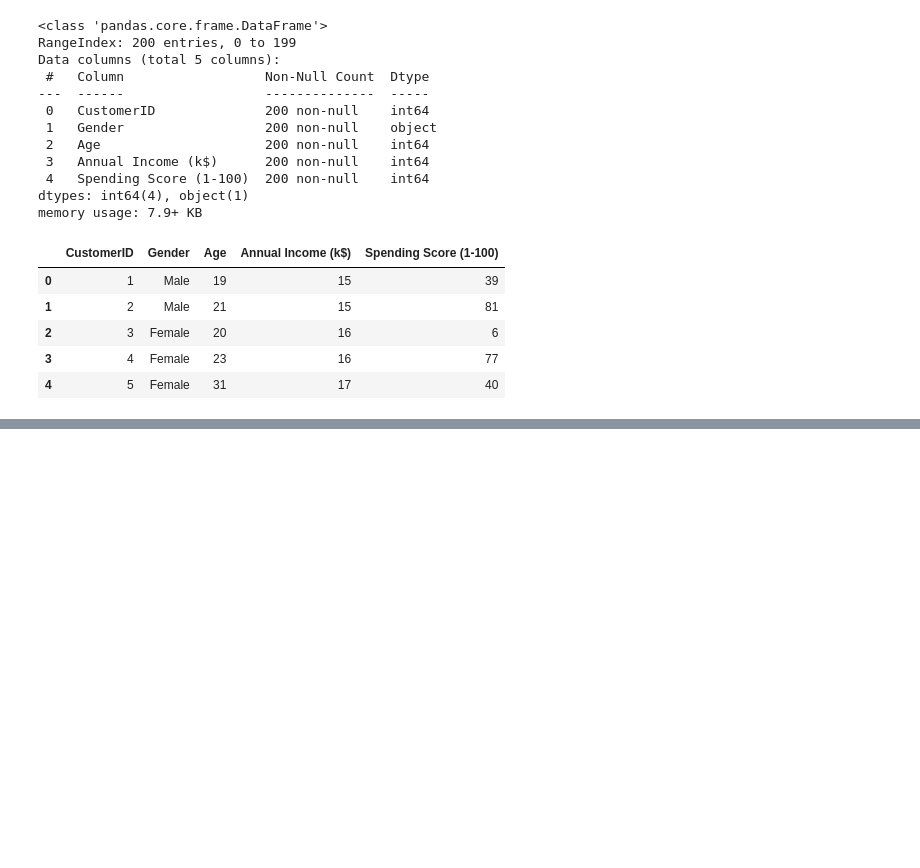
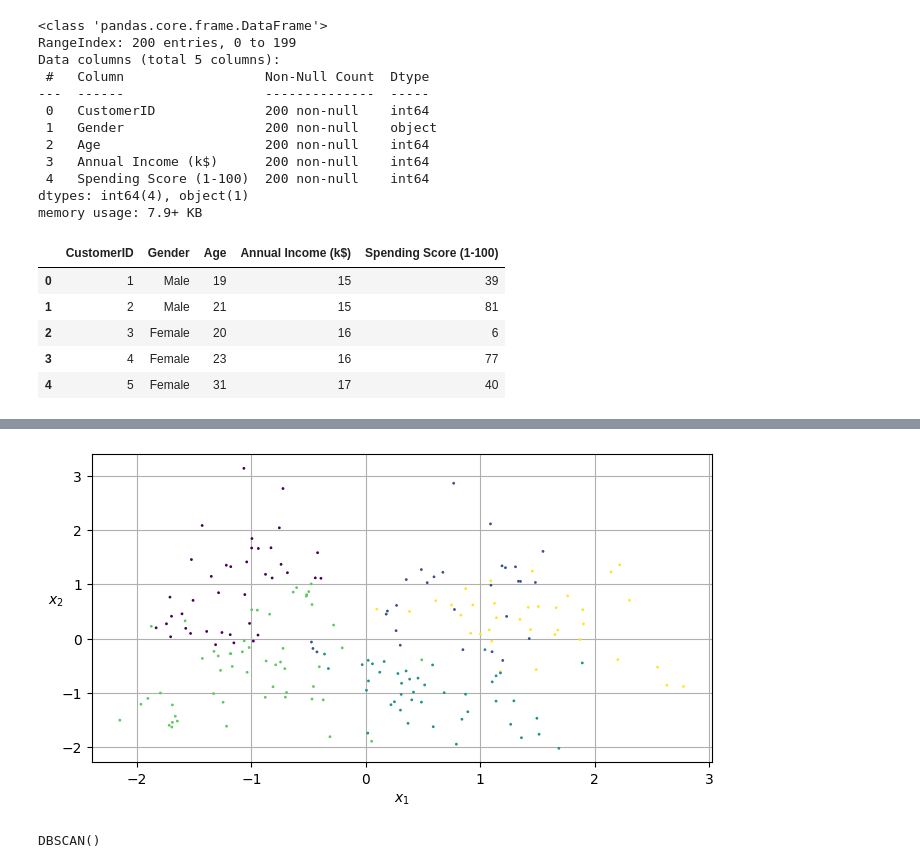
Before and after one commit to Naseem-Ananzeh/Ml2_Final_Project, a Jupyter notebook: Mall_dataset_.ipynb, the cells around one changed output, grey strips where cells are left out. Cells and saved outputs as stored; diff of their text form; code cells hidden in the pictures; blank space fills up the shorter version.

```diff
--- a/Mall_dataset_.ipynb
+++ b/Mall_dataset_.ipynb
@@ -108,0 +113,4 @@ plt.show()
+# %%
+kmeans=KMeans(n_clusters=5,n_init=10,random_state=42)
+y_pred=kmeans.fit_predict(x_pca_reduced)
+y_pred
@@ -108,0 +128,21 @@ plt.show()
+# %%
+def plot_clusters(x_pca_reduced, y=y_pred):
+    plt.scatter(x_pca_reduced[:, 0], x_pca_reduced[:, 1], c=y, s=1)
+    plt.xlabel("$x_1$")
+    plt.ylabel("$x_2$", rotation=0)
+
+plt.figure(figsize=(8, 4))
+plot_clusters(x_pca_reduced)
+plt.gca().set_axisbelow(True)
+plt.grid()
+#save_fig("blobs_plot")
+plt.show()
+# %% [output]
+[figure, added]
+# %%
+from sklearn.cluster import DBSCAN
+
+dbscan = DBSCAN(eps=0.5, min_samples=5)
+dbscan.fit(x_pca_reduced)
+# %% [output]
+DBSCAN()
```
Also changed, not shown: parts of 14 cells of this notebook.
